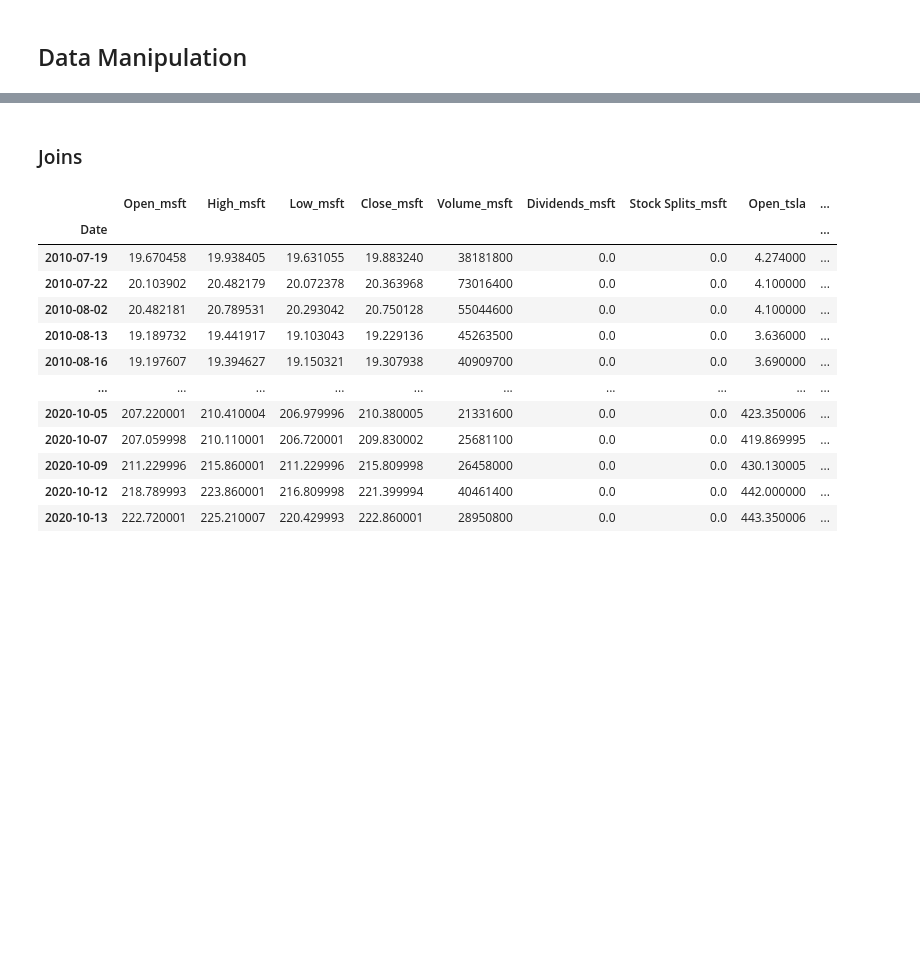
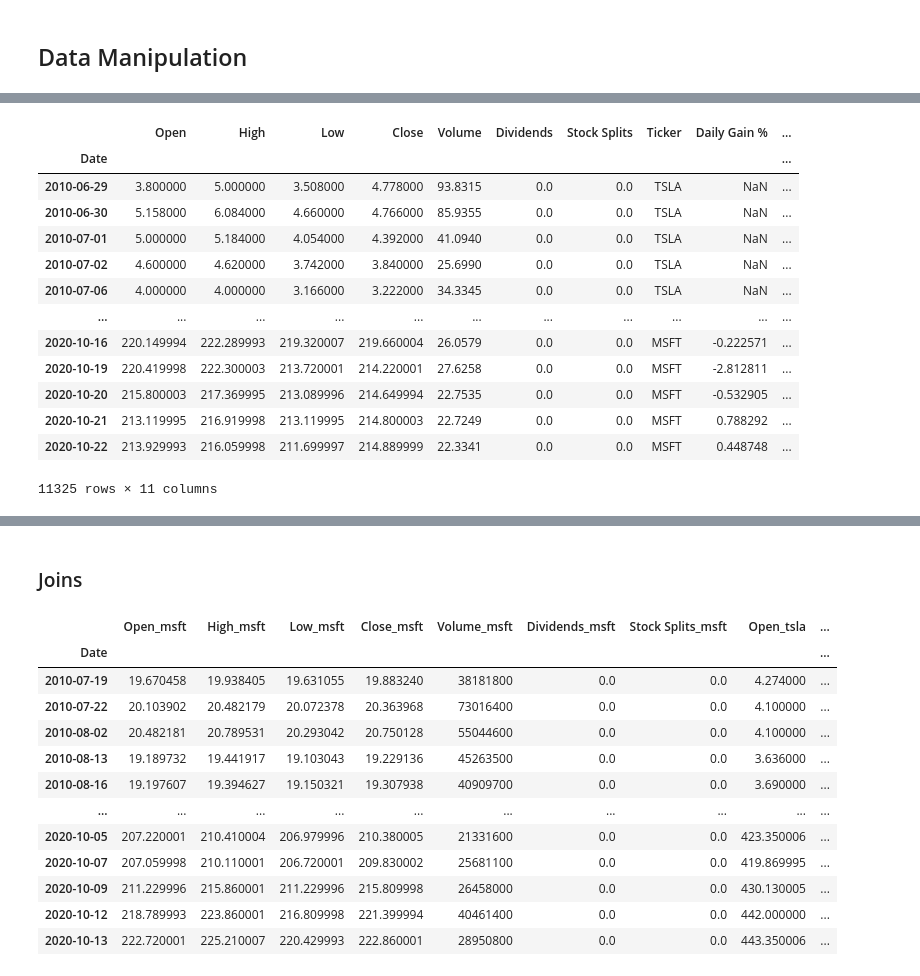
Before and after one commit to jeffsnguyen/Python, a Jupyter notebook: Level_8/Lecture/DataFrames_lecture.ipynb, the cells around one changed output, grey strips where cells are left out. Saved outputs shown, nothing was run; the diff lists cells and outputs as text; code cells hidden in the pictures; blank space fills up the shorter version.

```diff
--- a/Level_8/Lecture/DataFrames_lecture.ipynb
+++ b/Level_8/Lecture/DataFrames_lecture.ipynb
@@ -444,3 +445,20 @@ allData.groupby(by=['Date', 'Ticker']).sum() # Also see as_index=False
+# %%
+allData
+# %% [output]
+|  | Open | High | Low | Close | Volume | Dividends | Stock Splits | Ticker | Daily Gain % | ... |
+| Date |  |  |  |  |  |  |  |  |  | ... |
+| 2010-06-29 | 3.800000 | 5.000000 | 3.508000 | 4.778000 | 93.8315 | 0.0 | 0.0 | TSLA | NaN | ... |
+| 2010-06-30 | 5.158000 | 6.084000 | 4.660000 | 4.766000 | 85.9355 | 0.0 | 0.0 | TSLA | NaN | ... |
+| 2010-07-01 | 5.000000 | 5.184000 | 4.054000 | 4.392000 | 41.0940 | 0.0 | 0.0 | TSLA | NaN | ... |
+| 2010-07-02 | 4.600000 | 4.620000 | 3.742000 | 3.840000 | 25.6990 | 0.0 | 0.0 | TSLA | NaN | ... |
+| 2010-07-06 | 4.000000 | 4.000000 | 3.166000 | 3.222000 | 34.3345 | 0.0 | 0.0 | TSLA | NaN | ... |
+| ... | ... | ... | ... | ... | ... | ... | ... | ... | ... | ... |
+| 2020-10-16 | 220.149994 | 222.289993 | 219.320007 | 219.660004 | 26.0579 | 0.0 | 0.0 | MSFT | -0.222571 | ... |
+| 2020-10-19 | 220.419998 | 222.300003 | 213.720001 | 214.220001 | 27.6258 | 0.0 | 0.0 | MSFT | -2.812811 | ... |
+| 2020-10-20 | 215.800003 | 217.369995 | 213.089996 | 214.649994 | 22.7535 | 0.0 | 0.0 | MSFT | -0.532905 | ... |
+| 2020-10-21 | 213.119995 | 216.919998 | 213.119995 | 214.800003 | 22.7249 | 0.0 | 0.0 | MSFT | 0.788292 | ... |
+| 2020-10-22 | 213.929993 | 216.059998 | 211.699997 | 214.889999 | 22.3341 | 0.0 | 0.0 | MSFT | 0.448748 | ... |
+11325 rows × 11 columns
 # %%
 # Custom aggregation
 from scipy import stats
```
Also changed, not shown: parts of 65 cells of this notebook.
